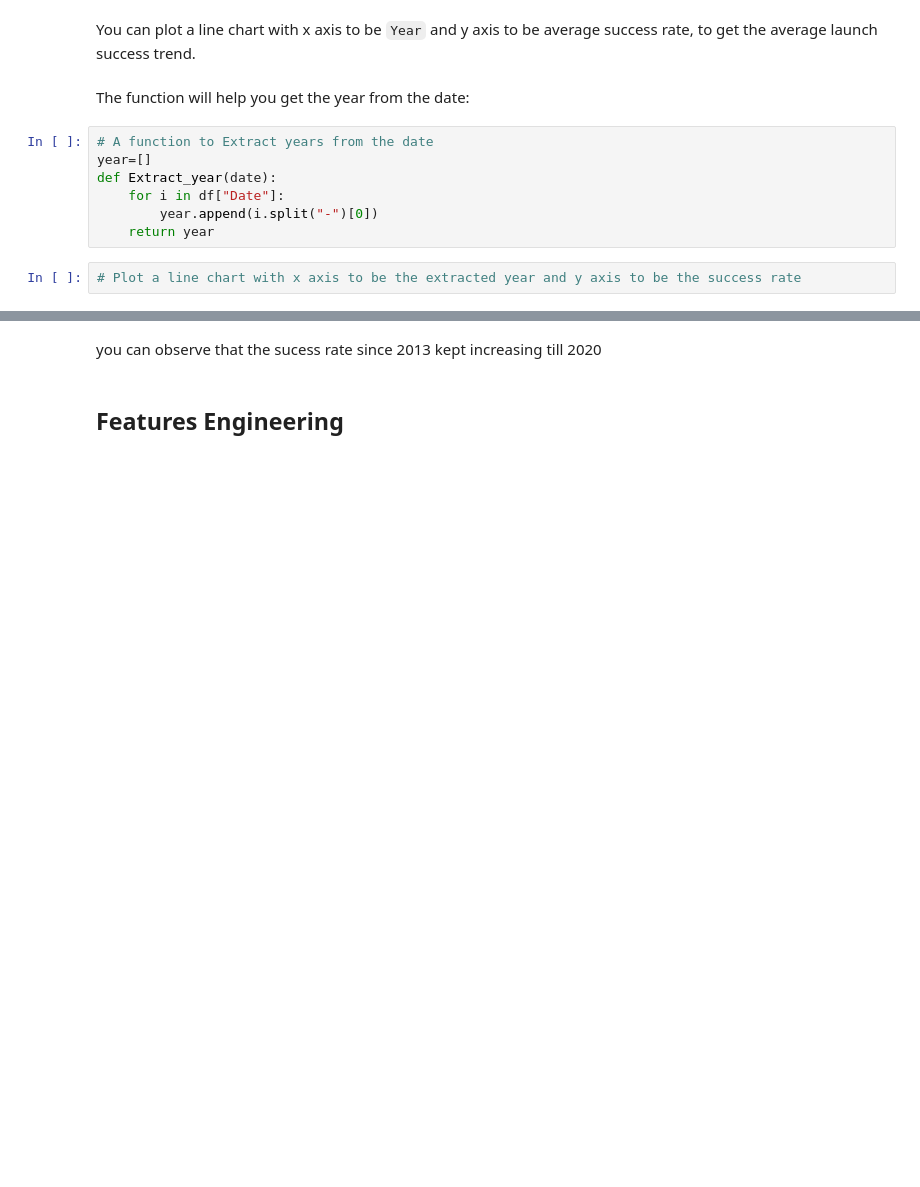
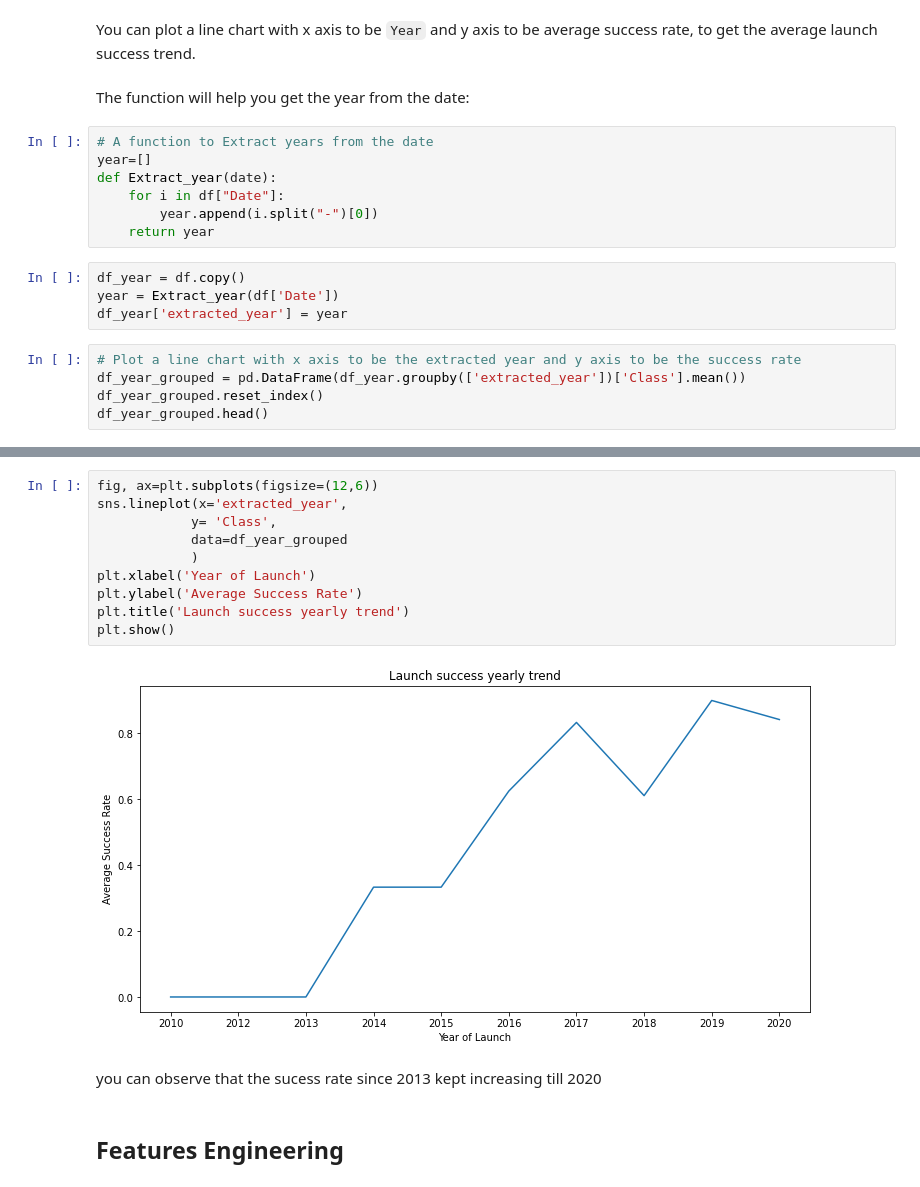
Before and after one commit to leonsor/Capstone-Data-Science, a Jupyter notebook: EDA using Data Visualisation.ipynb, the cells around one changed output, grey strips where cells are left out. Cells and saved outputs as stored; diff of their text form; blank space fills up the shorter version.

```diff
--- a/EDA using Data Visualisation.ipynb
+++ b/EDA using Data Visualisation.ipynb
@@ -174,5 +192,12 @@ def Extract_year(date):
     for i in df["Date"]:
         year.append(i.split("-")[0])
     return year
+# %%
+df_year = df.copy()
+year = Extract_year(df['Date'])
+df_year['extracted_year'] = year
 # %%
 # Plot a line chart with x axis to be the extracted year and y axis to be the success rate
+df_year_grouped = pd.DataFrame(df_year.groupby(['extracted_year'])['Class'].mean())
+df_year_grouped.reset_index()
+df_year_grouped.head()
@@ -179,3 +212,15 @@ def Extract_year(date):
+# %%
+fig, ax=plt.subplots(figsize=(12,6))
+sns.lineplot(x='extracted_year',
+            y= 'Class',
+            data=df_year_grouped
+            )
+plt.xlabel('Year of Launch')
+plt.ylabel('Average Success Rate')
+plt.title('Launch success yearly trend')
+plt.show()
+# %% [output]
+[figure, added]
 # %% [markdown]
 you can observe that the sucess rate since 2013 kept increasing till 2020
 # %% [markdown]
```
Also changed, not shown: parts of 8 cells of this notebook.
